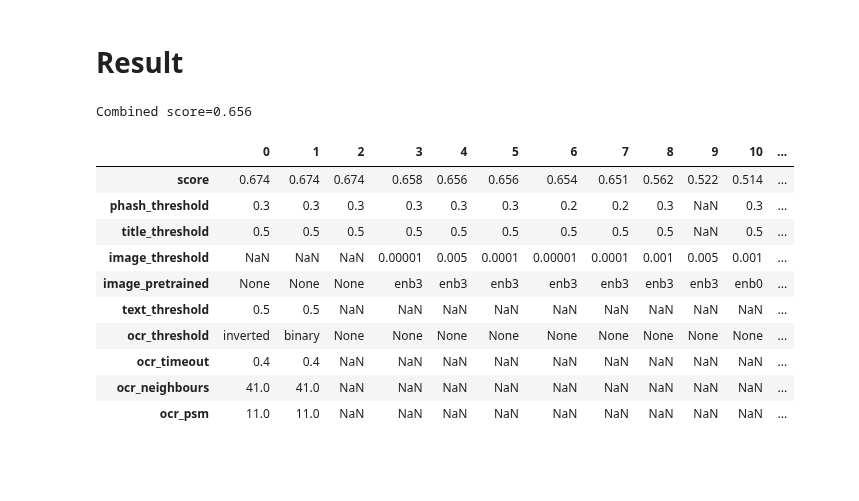
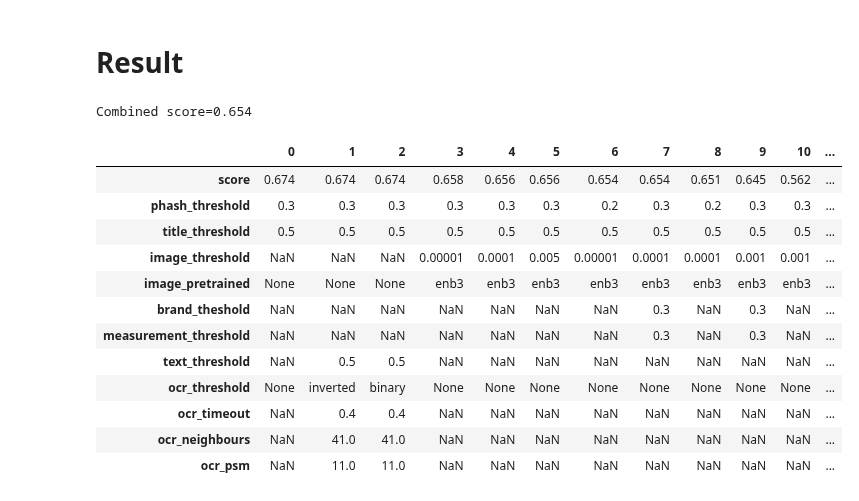
Before and after one commit to seahrh/kaggle-shopee-product-matching, a Jupyter notebook: validation.ipynb, the cells around one changed output. Drawn from its saved outputs; the diff is of its cells as text; code cells hidden in the pictures; blank space fills up the shorter version.

Commit message:
validation: image enb3-max, brand+measurement thresholds

```diff
--- a/validation.ipynb
+++ b/validation.ipynb
@@ -273,14 +273,43 @@ if OCR:
 train["matches"] = train.apply(mylib.combine_as_list(
     fs,
     imap=imap,
-    brand_threshold=0.0001,
+    brand_threshold=0.3,
+    measurement_threshold=0.3,
 ), axis=1)
 train["f1"] = train.apply(mylib.metric_per_row("matches"), axis=1)
 print(f"Combined score={train.f1.mean():.3f}")
 # %% [output]
-Combined score=0.656
+Combined score=0.654
 # %%
 res = [
+    {
+        "score": 0.654,
+        "phash_threshold": 0.3,
+        "title_threshold": 0.5,
+        "image_threshold": 1e-5,
+        "image_pretrained": "enb3",
+        "brand_theshold": 0.3,
+        "measurement_threshold": 0.3,
+        "text_threshold": None,
+        "ocr_threshold": None,
+        "ocr_timeout": None,
+        "ocr_neighbours": None,
+        "ocr_psm": None
+    },
+    {
+        "score": 0.645,
+        "phash_threshold": 0.3,
+        "title_threshold": 0.5,
+        "image_threshold": 1e-3,
+        "image_pretrained": "enb3",
+        "brand_theshold": 0.3,
+        "measurement_threshold": 0.3,
+        "text_threshold": None,
+        "ocr_threshold": None,
+        "ocr_timeout": None,
+        "ocr_neighbours": None,
+        "ocr_psm": None
+    },
     {
         "score": 0.656,
         "phash_threshold": 0.3,
@@ -440,43 +469,45 @@ res = [
     {
         "score": 0.674,
         "phash_threshold": 0.3,
         "title_threshold": 0.5,
         "text_threshold": 0.5,
         "image_threshold": None,
         "image_pretrained": None,
         "ocr_threshold": "binary",
         "ocr_timeout": 0.4,
         "ocr_neighbours": 41,
         "ocr_psm": 11
     },
     {
         "score": 0.674,
         "phash_threshold": 0.3,
         "title_threshold": 0.5,
         "image_threshold": None,
         "image_pretrained": None,
         "text_threshold": None,
         "ocr_threshold": None,
         "ocr_timeout": None,
         "ocr_neighbours": None,
         "ocr_psm": None
     }
 ]
 df = pd.DataFrame.from_records(res)
 df.sort_values("score", ascending=False, inplace=True, ignore_index=True)
 df.T.head(30)
 # %% [output]
 |  | 0 | 1 | 2 | 3 | 4 | 5 | 6 | 7 | 8 | 9 | 10 | ... |
-| score | 0.674 | 0.674 | 0.674 | 0.658 | 0.656 | 0.656 | 0.654 | 0.651 | 0.562 | 0.522 | 0.514 | ... |
-| phash_threshold | 0.3 | 0.3 | 0.3 | 0.3 | 0.3 | 0.3 | 0.2 | 0.2 | 0.3 | NaN | 0.3 | ... |
-| title_threshold | 0.5 | 0.5 | 0.5 | 0.5 | 0.5 | 0.5 | 0.5 | 0.5 | 0.5 | NaN | 0.5 | ... |
-| image_threshold | NaN | NaN | NaN | 0.00001 | 0.005 | 0.0001 | 0.00001 | 0.0001 | 0.001 | 0.005 | 0.001 | ... |
-| image_pretrained | None | None | None | enb3 | enb3 | enb3 | enb3 | enb3 | enb3 | enb3 | enb0 | ... |
-| text_threshold | 0.5 | 0.5 | NaN | NaN | NaN | NaN | NaN | NaN | NaN | NaN | NaN | ... |
-| ocr_threshold | inverted | binary | None | None | None | None | None | None | None | None | None | ... |
-| ocr_timeout | 0.4 | 0.4 | NaN | NaN | NaN | NaN | NaN | NaN | NaN | NaN | NaN | ... |
-| ocr_neighbours | 41.0 | 41.0 | NaN | NaN | NaN | NaN | NaN | NaN | NaN | NaN | NaN | ... |
-| ocr_psm | 11.0 | 11.0 | NaN | NaN | NaN | NaN | NaN | NaN | NaN | NaN | NaN | ... |
+| score | 0.674 | 0.674 | 0.674 | 0.658 | 0.656 | 0.656 | 0.654 | 0.654 | 0.651 | 0.645 | 0.562 | ... |
+| phash_threshold | 0.3 | 0.3 | 0.3 | 0.3 | 0.3 | 0.3 | 0.2 | 0.3 | 0.2 | 0.3 | 0.3 | ... |
+| title_threshold | 0.5 | 0.5 | 0.5 | 0.5 | 0.5 | 0.5 | 0.5 | 0.5 | 0.5 | 0.5 | 0.5 | ... |
+| image_threshold | NaN | NaN | NaN | 0.00001 | 0.0001 | 0.005 | 0.00001 | 0.0001 | 0.0001 | 0.001 | 0.001 | ... |
+| image_pretrained | None | None | None | enb3 | enb3 | enb3 | enb3 | enb3 | enb3 | enb3 | enb3 | ... |
+| brand_theshold | NaN | NaN | NaN | NaN | NaN | NaN | NaN | 0.3 | NaN | 0.3 | NaN | ... |
+| measurement_threshold | NaN | NaN | NaN | NaN | NaN | NaN | NaN | 0.3 | NaN | 0.3 | NaN | ... |
+| text_threshold | NaN | 0.5 | 0.5 | NaN | NaN | NaN | NaN | NaN | NaN | NaN | NaN | ... |
+| ocr_threshold | None | inverted | binary | None | None | None | None | None | None | None | None | ... |
+| ocr_timeout | NaN | 0.4 | 0.4 | NaN | NaN | NaN | NaN | NaN | NaN | NaN | NaN | ... |
+| ocr_neighbours | NaN | 41.0 | 41.0 | NaN | NaN | NaN | NaN | NaN | NaN | NaN | NaN | ... |
+| ocr_psm | NaN | 11.0 | 11.0 | NaN | NaN | NaN | NaN | NaN | NaN | NaN | NaN | ... |
 # %%
 cols = ["f1", "target", "matches"] + fs
 train[cols].head(30)
```
Also changed, not shown: parts of 9 cells of this notebook.
